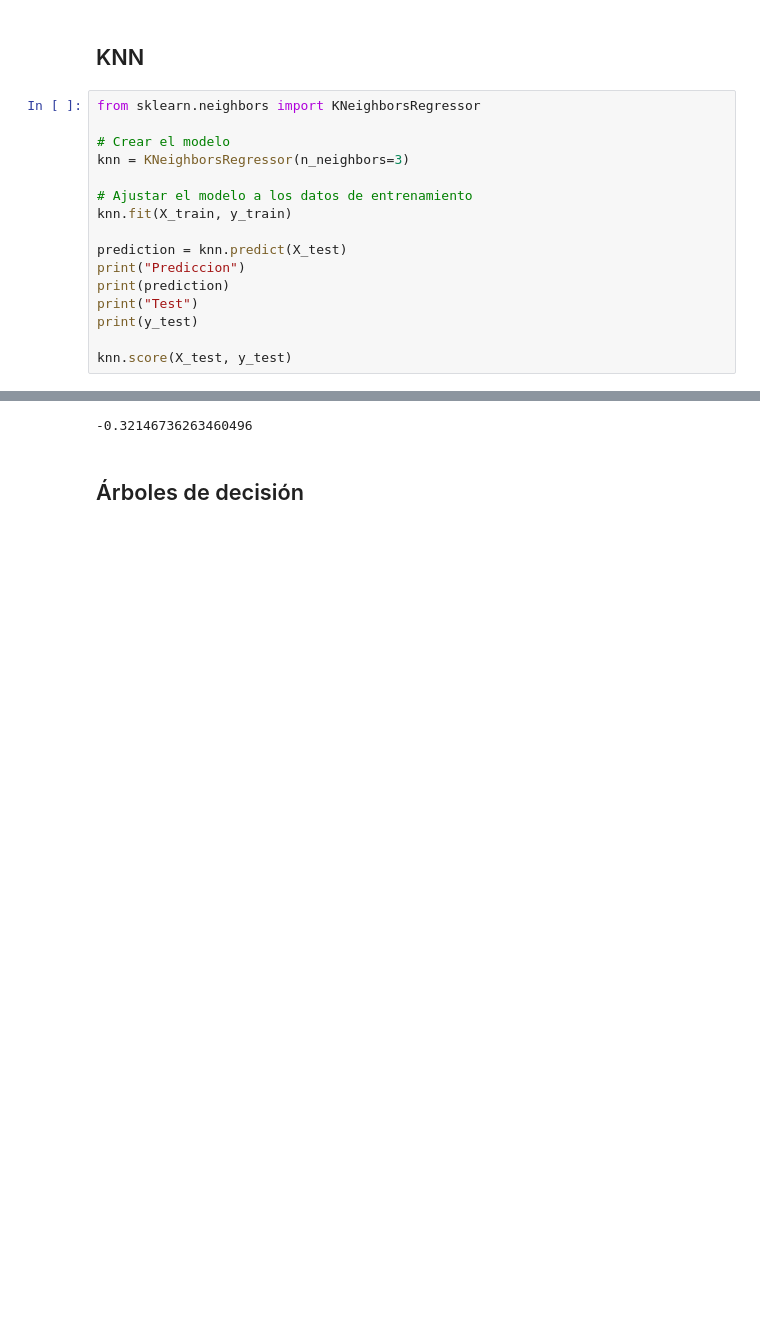
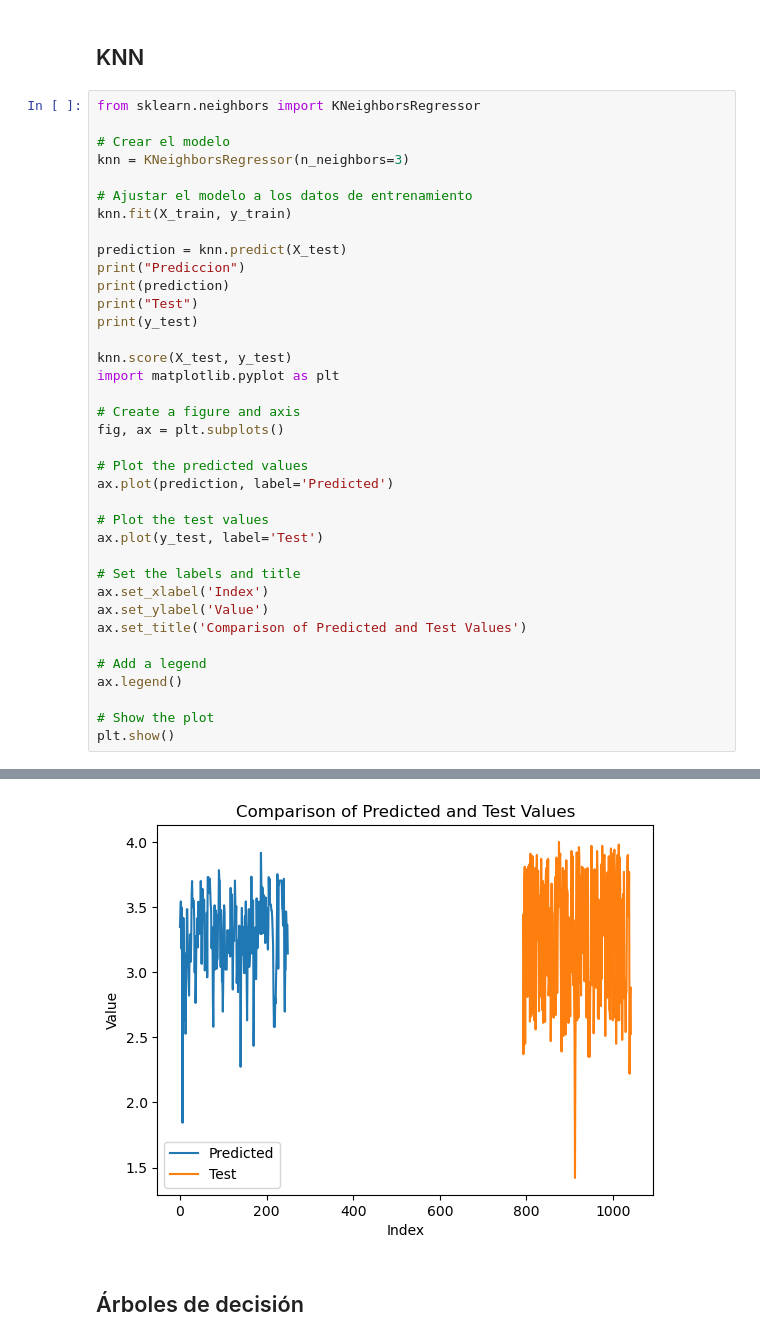
Before and after one commit to IgnaciosConQueso/SI, a Jupyter notebook: practica.ipynb, the cells around one changed output, grey strips where cells are left out. Cells and saved outputs as stored; diff of their text form; blank space fills up the shorter version.

```diff
--- a/practica.ipynb
+++ b/practica.ipynb
@@ -307,33 +307,54 @@ from sklearn.neighbors import KNeighborsRegressor
 knn = KNeighborsRegressor(n_neighbors=3)
 
 # Ajustar el modelo a los datos de entrenamiento
 knn.fit(X_train, y_train)
 
 prediction = knn.predict(X_test)
 print("Prediccion")
 print(prediction)
 print("Test")
 print(y_test)
 
 knn.score(X_test, y_test)
+import matplotlib.pyplot as plt
+
+# Create a figure and axis
+fig, ax = plt.subplots()
+
+# Plot the predicted values
+ax.plot(prediction, label='Predicted')
+
+# Plot the test values
+ax.plot(y_test, label='Test')
+
+# Set the labels and title
+ax.set_xlabel('Index')
+ax.set_ylabel('Value')
+ax.set_title('Comparison of Predicted and Test Values')
+
+# Add a legend
+ax.legend()
+
+# Show the plot
+plt.show()
 # %% [output]
 Prediccion
 [[3.34666667]
  [3.43      ]
  [3.54333333]
  [3.18333333]
  [3.49666667]
  [2.95666667]
  [1.84333333]
  [2.95666667]
  [3.41666667]
  [3.14333333]
  [2.71      ]
 ... (250 lines left out)
 1040                2.52
 1041                2.88
 
 [250 rows x 1 columns]
--0.32146736263460496
+[figure, added]
 # %% [markdown]
 ## Árboles de decisión
```
Also changed, not shown: parts of 5 cells of this notebook.
